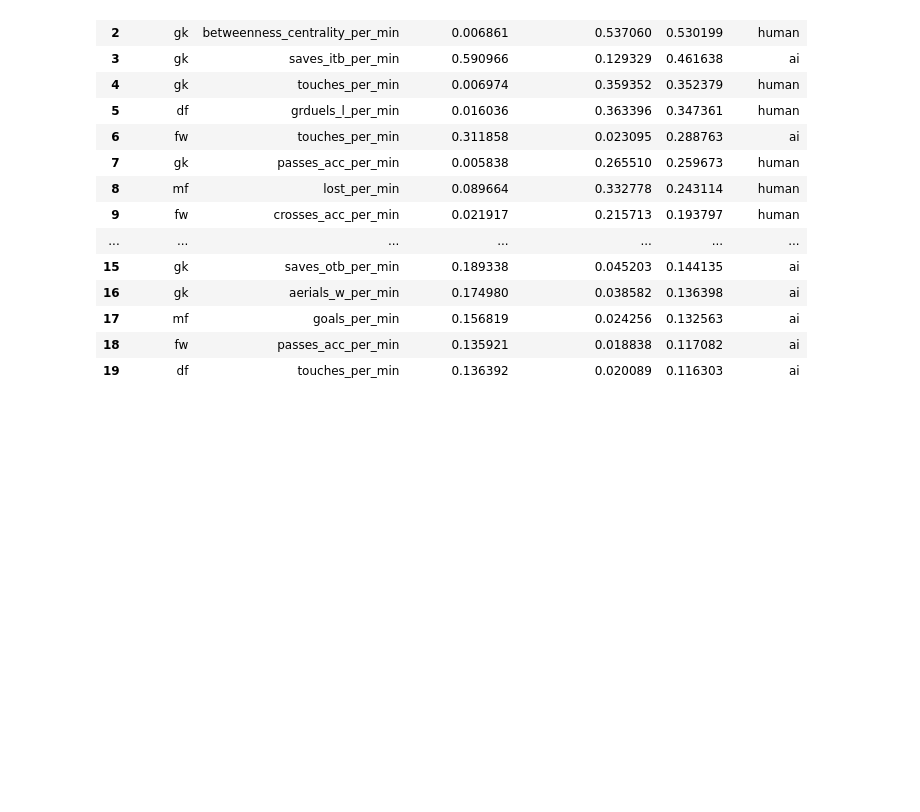
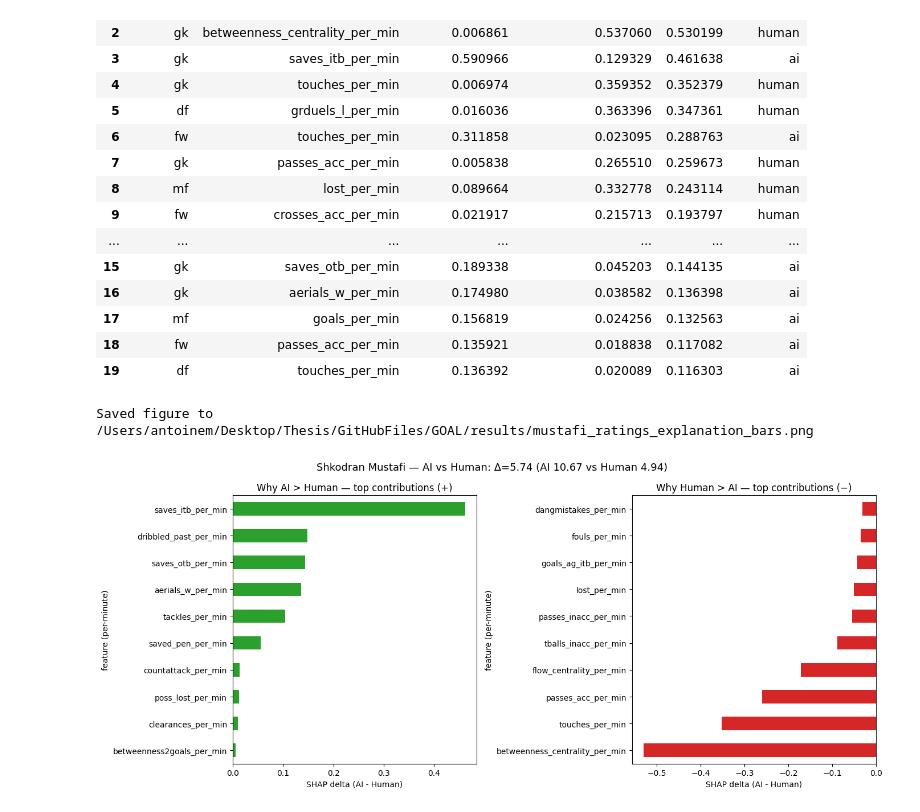
Before and after one commit to AntoineMagninn/GOAL, a Jupyter notebook: notebooks/Answer_analysis.ipynb, the cells around one changed output. Saved outputs shown, nothing was run; the diff lists cells and outputs as text; code cells hidden in the pictures; blank space fills up the shorter version.

```diff
--- a/notebooks/Answer_analysis.ipynb
+++ b/notebooks/Answer_analysis.ipynb
@@ -354,3 +459,38 @@ top20
 | 17 | mf | goals_per_min | 0.156819 | 0.024256 | 0.132563 | ai |
 | 18 | fw | passes_acc_per_min | 0.135921 | 0.018838 | 0.117082 | ai |
 | 19 | df | touches_per_min | 0.136392 | 0.020089 | 0.116303 | ai |
+# %%
+# Plot — SHAP deltas
+if top_pos is not None and top_neg is not None:
+    fig, (ax2, ax3) = plt.subplots(1, 2, figsize=(14, 6), sharex=False)
+
+    # Left: features pushing AI above Human
+    top_pos.iloc[::-1].plot(kind="barh", color="#2ca02c", ax=ax2)
+    ax2.set_title("Why AI > Human — top contributions (+)")
+    ax2.set_xlabel("SHAP delta (AI - Human)")
+    ax2.set_ylabel("feature (per-minute)")
+
+    # Right: features pushing Human above AI
+    top_neg.plot(kind="barh", color="#d62728", ax=ax3)
+    ax3.set_title("Why Human > AI — top contributions (−)")
+    ax3.set_xlabel("SHAP delta (AI - Human)")
+    ax3.set_ylabel("feature (per-minute)")
+
+    fig.suptitle(
+        f"{player} — AI vs Human: Δ={rt_a-rt_h:.2f} (AI {rt_a:.2f} vs Human {rt_h:.2f})",
+        y=0.98, fontsize=13
+    )
+    plt.tight_layout()
+    out_path = RESULTS_DIR / "mustafi_ratings_explanation_bars.png"
+    plt.savefig(out_path, dpi=180, bbox_inches="tight")
+    print(f"Saved figure to {out_path}")
+    plt.show()
+else:
+    fig, ax = plt.subplots(figsize=(8, 4))
+    ax.text(0.5, 0.5, "Not enough cohort data to compute SHAP deltas",
+            ha="center", va="center")
+    ax.axis("off")
+    plt.show()
+# %% [output]
+Saved figure to /Users/antoinem/Desktop/Thesis/GitHubFiles/GOAL/results/mustafi_ratings_explanation_bars.png
+[figure, added]
```
Also changed, not shown: parts of 8 cells of this notebook, 8 other files.
